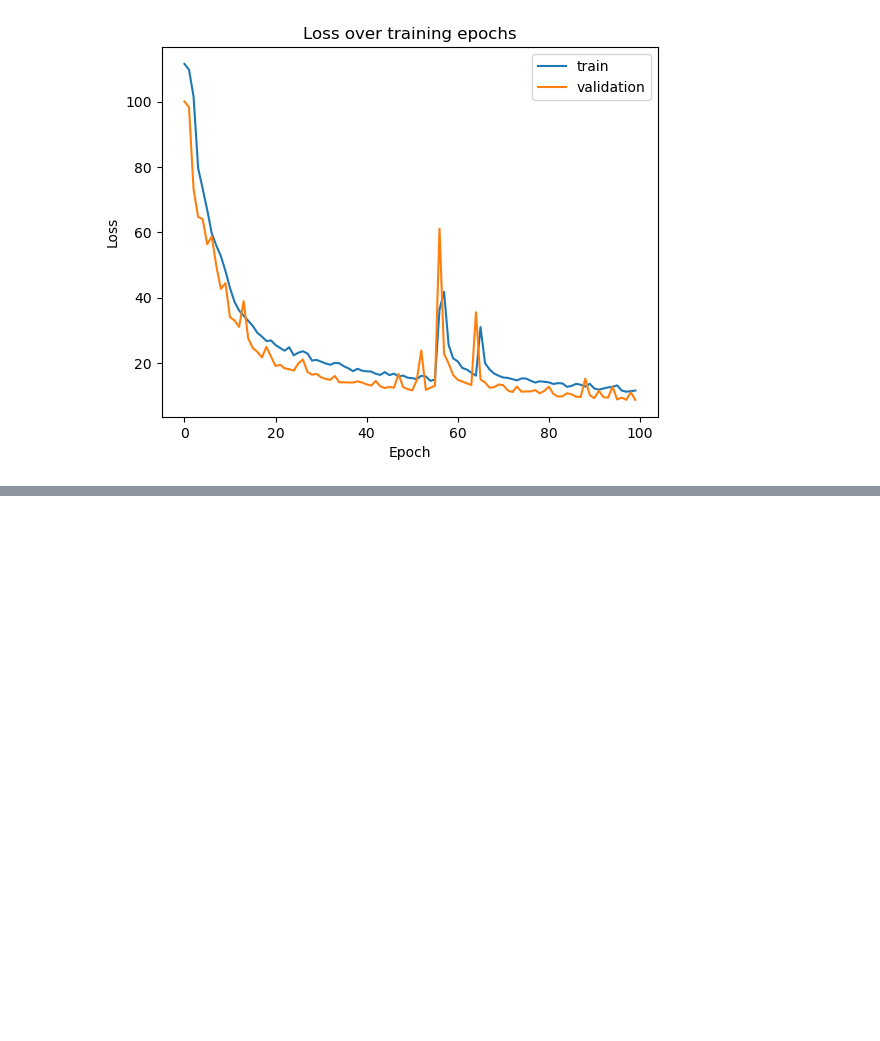
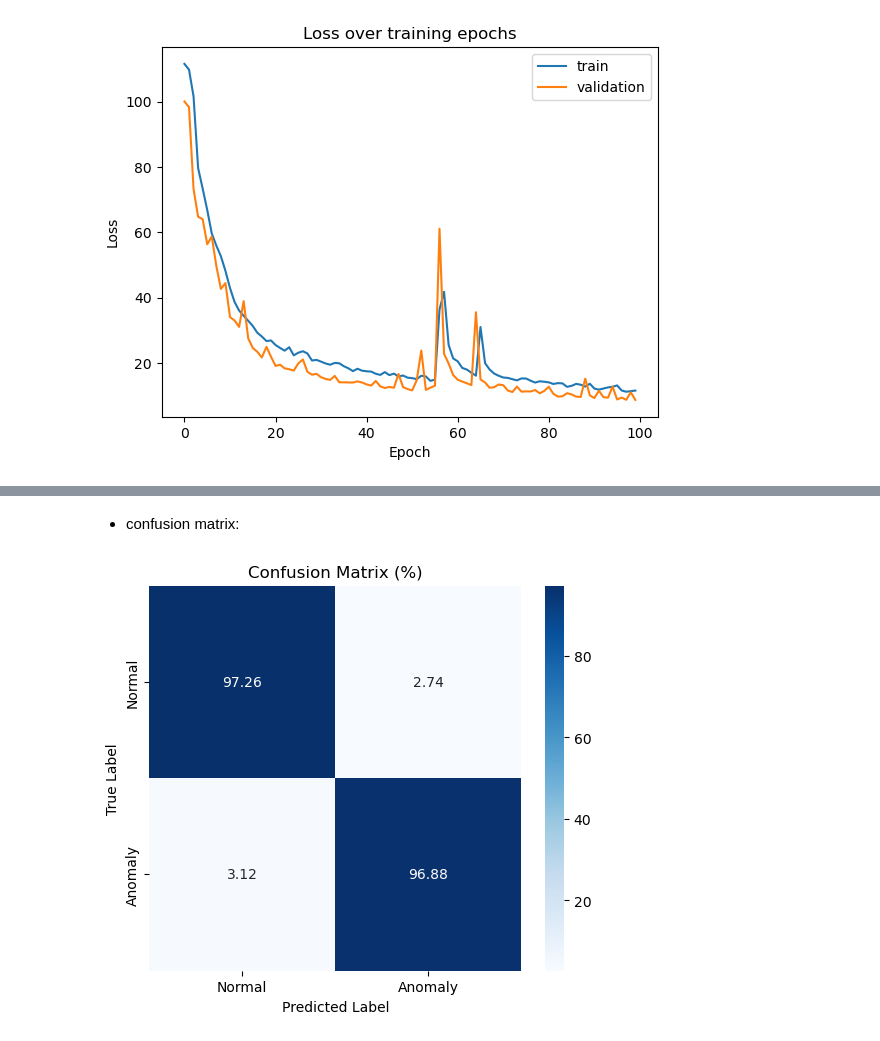
Before and after one commit to adam-langowski/Anomaly-Detection-in-ECG, a Jupyter notebook: anomaly_detection.ipynb, the cells around one changed output, grey strips where cells are left out. Saved outputs shown, nothing was run; the diff lists cells and outputs as text; code cells hidden in the pictures; blank space fills up the shorter version.

```diff
--- a/anomaly_detection.ipynb
+++ b/anomaly_detection.ipynb
@@ -404,0 +449,2 @@ torch.save(model2, MODEL_PATH)
+# %%
+THRESHOLD = 0.3
@@ -404,0 +479,19 @@ torch.save(model2, MODEL_PATH)
+# %% [markdown]
+- confusion matrix:
+# %%
+y_true = [0] * len(normal_losses) + [1] * len(anomaly_losses)  # 0 = normal, 1 = anomalies
+y_pred = [1 if l > THRESHOLD else 0 for l in normal_losses] + [1 if l > THRESHOLD else 0 for l in anomaly_losses]
+
+cm = confusion_matrix(y_true, y_pred)
+
+cm_percent = cm.astype(np.float64) / cm.sum(axis=1, keepdims=True) * 100
+
+plt.figure(figsize=(6, 5))
+sns.heatmap(cm_percent, annot=True, fmt=".2f", cmap="Blues", xticklabels=["Normal", "Anomaly"], yticklabels=["Normal", "Anomaly"])
+
+plt.xlabel("Predicted Label")
+plt.ylabel("True Label")
+plt.title("Confusion Matrix (%)")
+plt.show()
+# %% [output]
+[figure, added]
```
Also changed, not shown: parts of 17 cells of this notebook.
